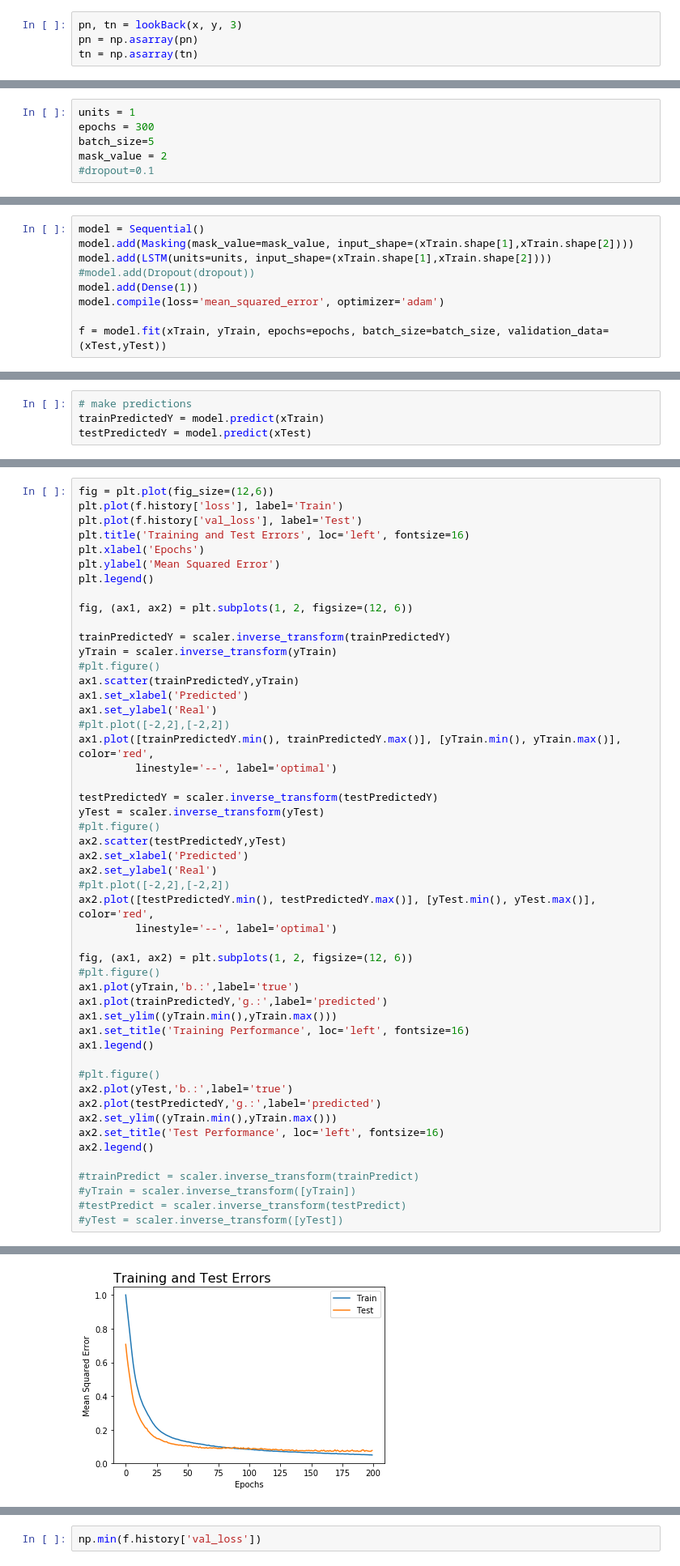
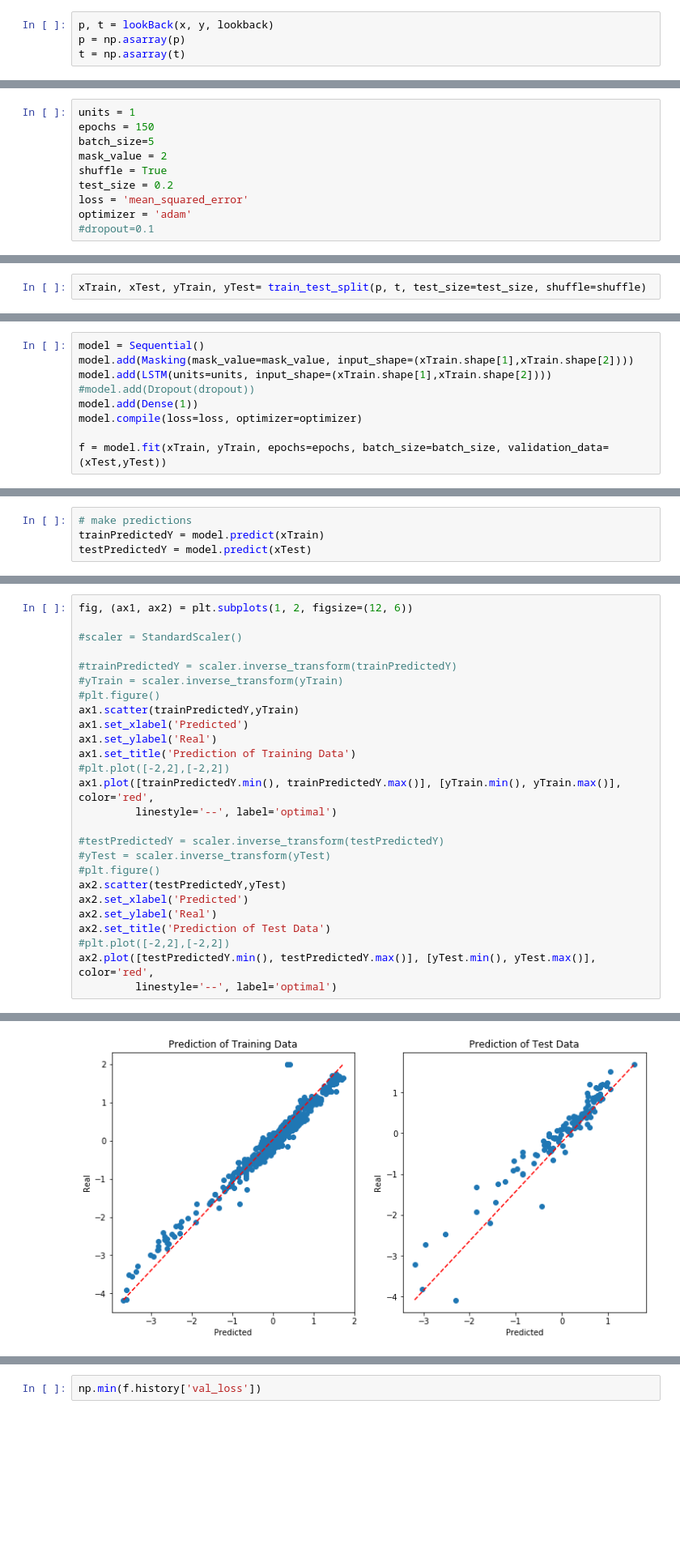
Before and after one commit to amitamk/MALSEOD-ICCSA2020, a Jupyter notebook: Traduzido/lstm.ipynb, the cells around one changed output, grey strips where cells are left out. Shown at 81% size. Saved outputs shown, nothing was run; the diff lists cells and outputs as text; blank space fills up the shorter version.

```diff
--- a/Traduzido/lstm.ipynb
+++ b/Traduzido/lstm.ipynb
@@ -18,4 +86,4 @@ x.shape
 # %%
-pn, tn = lookBack(x, y, 3)
-pn = np.asarray(pn)
-tn = np.asarray(tn)
+p, t = lookBack(x, y, lookback)
+p = np.asarray(p)
+t = np.asarray(t)
@@ -31,6 +94,10 @@ xTrain, xTest, yTrain, yTest= train_test_split(pn, tn, test_size=0.2, shuffle=Tr
 # %%
 units = 1
-epochs = 300
+epochs = 150
 batch_size=5
 mask_value = 2
+shuffle = True
+test_size = 0.2
+loss = 'mean_squared_error'
+optimizer = 'adam'
 #dropout=0.1
@@ -44,0 +106,2 @@ yTrain.shape
+# %%
+xTrain, xTest, yTrain, yTest= train_test_split(p, t, test_size=test_size, shuffle=shuffle)
@@ -48,7 +113,7 @@ model.add(Masking(mask_value=mask_value, input_shape=(xTrain.shape[1],xTrain.sha
 model.add(LSTM(units=units, input_shape=(xTrain.shape[1],xTrain.shape[2])))
 #model.add(Dropout(dropout))
 model.add(Dense(1))
-model.compile(loss='mean_squared_error', optimizer='adam')
+model.compile(loss=loss, optimizer=optimizer)
 
 f = model.fit(xTrain, yTrain, epochs=epochs, batch_size=batch_size, validation_data=(xTest,yTest))
 # %% [output]
@@ -163,51 +240,27 @@ testPredictedY = model.predict(xTest)
 # %%
-fig = plt.plot(fig_size=(12,6))
-plt.plot(f.history['loss'], label='Train')
-plt.plot(f.history['val_loss'], label='Test')
-plt.title('Training and Test Errors', loc='left', fontsize=16)
-plt.xlabel('Epochs')
-plt.ylabel('Mean Squared Error')
-plt.legend()
-
 fig, (ax1, ax2) = plt.subplots(1, 2, figsize=(12, 6))
 
-trainPredictedY = scaler.inverse_transform(trainPredictedY)
-yTrain = scaler.inverse_transform(yTrain)
+#scaler = StandardScaler()
+
+#trainPredictedY = scaler.inverse_transform(trainPredictedY)
+#yTrain = scaler.inverse_transform(yTrain)
 #plt.figure()
 ax1.scatter(trainPredictedY,yTrain)
 ax1.set_xlabel('Predicted')
 ax1.set_ylabel('Real')
+ax1.set_title('Prediction of Training Data')
 #plt.plot([-2,2],[-2,2])
 ax1.plot([trainPredictedY.min(), trainPredictedY.max()], [yTrain.min(), yTrain.max()], color='red',
          linestyle='--', label='optimal')
 
-testPredictedY = scaler.inverse_transform(testPredictedY)
-yTest = scaler.inverse_transform(yTest)
+#testPredictedY = scaler.inverse_transform(testPredictedY)
+#yTest = scaler.inverse_transform(yTest)
 #plt.figure()
 ax2.scatter(testPredictedY,yTest)
 ax2.set_xlabel('Predicted')
 ax2.set_ylabel('Real')
+ax2.set_title('Prediction of Test Data')
 #plt.plot([-2,2],[-2,2])
 ax2.plot([testPredictedY.min(), testPredictedY.max()], [yTest.min(), yTest.max()], color='red',
          linestyle='--', label='optimal')
-
-fig, (ax1, ax2) = plt.subplots(1, 2, figsize=(12, 6))
-#plt.figure()
-ax1.plot(yTrain,'b.:',label='true')
-ax1.plot(trainPredictedY,'g.:',label='predicted')
-ax1.set_ylim((yTrain.min(),yTrain.max()))
-ax1.set_title('Training Performance', loc='left', fontsize=16)
-ax1.legend()
-
-#plt.figure()
-ax2.plot(yTest,'b.:',label='true')
-ax2.plot(testPredictedY,'g.:',label='predicted')
-ax2.set_ylim((yTrain.min(),yTrain.max()))
-ax2.set_title('Test Performance', loc='left', fontsize=16)
-ax2.legend()
-
-#trainPredict = scaler.inverse_transform(trainPredict)
-#yTrain = scaler.inverse_transform([yTrain])
-#testPredict = scaler.inverse_transform(testPredict)
-#yTest = scaler.inverse_transform([yTest])
 # %% [output]
@@ -215 +268 @@ ax2.legend()
-[figure, old version]
+[figure, new version]
```
Also changed, not shown: parts of 33 cells of this notebook, 1 other file.
